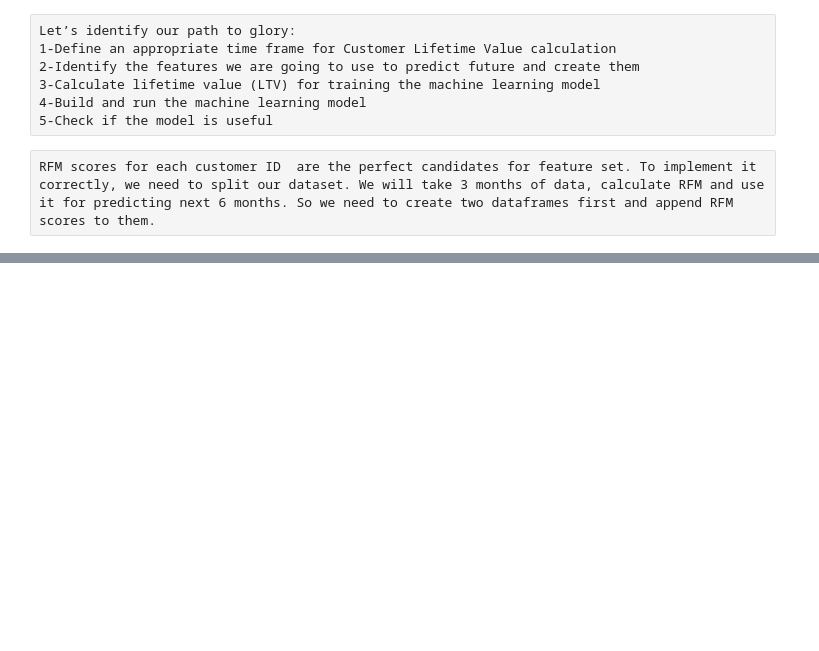
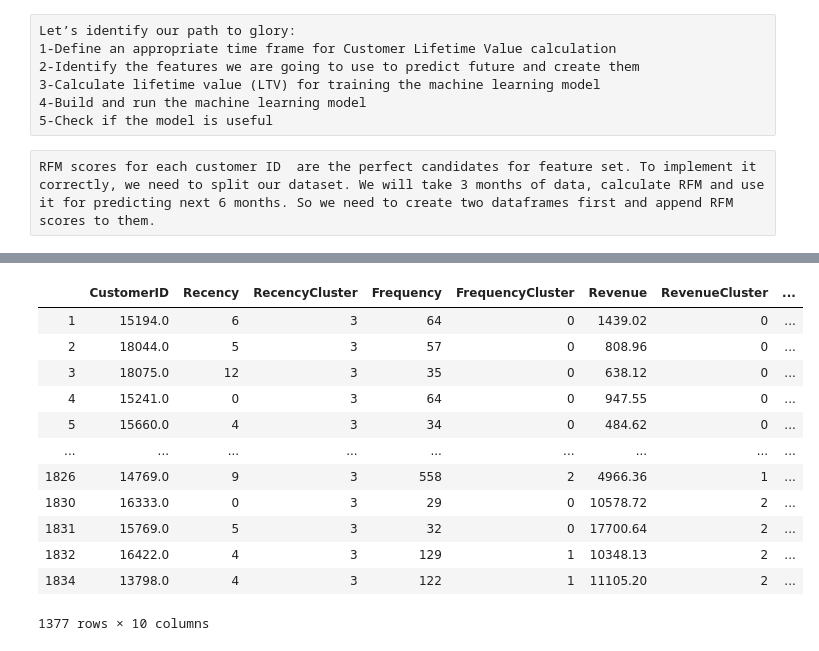
Before and after one commit to AbderrhmanAbdellatif/DataScience, a Jupyter notebook: Customer Lifetime Value.ipynb, the cells around one changed output, grey strips where cells are left out. Saved outputs shown, nothing was run; the diff lists cells and outputs as text; code cells hidden in the pictures; blank space fills up the shorter version.

```diff
--- a/Customer Lifetime Value.ipynb
+++ b/Customer Lifetime Value.ipynb
@@ -44,0 +172,5 @@ tx_uk = tx_data.query("Country=='United Kingdom'").reset_index(drop=True)
+# %%
+tx_user['OverallScore'] = tx_user['RecencyCluster'] + tx_user['FrequencyCluster'] + tx_user['RevenueCluster']
+tx_user['Segment'] = 'Low-Value'
+tx_user.loc[tx_user['OverallScore']>2,'Segment'] = 'Mid-Value'
+tx_user.loc[tx_user['OverallScore']>4,'Segment'] = 'High-Value'
@@ -44,0 +193,4 @@ tx_uk = tx_data.query("Country=='United Kingdom'").reset_index(drop=True)
+# %%
+tx_6m['Revenue'] = tx_6m['UnitPrice'] * tx_6m['Quantity']
+tx_user_6m = tx_6m.groupby('CustomerID')['Revenue'].sum().reset_index()
+tx_user_6m.columns = ['CustomerID','m6_Revenue']
@@ -44,0 +232,2 @@ tx_uk = tx_data.query("Country=='United Kingdom'").reset_index(drop=True)
+# %%
+tx_merge = pd.merge(tx_user, tx_user_6m, on='CustomerID', how='left')
@@ -44,0 +309,19 @@ tx_uk = tx_data.query("Country=='United Kingdom'").reset_index(drop=True)
+# %%
+#remove outliers
+tx_merge = tx_merge[tx_merge['m6_Revenue']<tx_merge['m6_Revenue'].quantile(0.99)]
+# %%
+tx_merge.h
+# %% [output]
+|  | CustomerID | Recency | RecencyCluster | Frequency | FrequencyCluster | Revenue | RevenueCluster | ... |
+| 1 | 15194.0 | 6 | 3 | 64 | 0 | 1439.02 | 0 | ... |
+| 2 | 18044.0 | 5 | 3 | 57 | 0 | 808.96 | 0 | ... |
+| 3 | 18075.0 | 12 | 3 | 35 | 0 | 638.12 | 0 | ... |
+| 4 | 15241.0 | 0 | 3 | 64 | 0 | 947.55 | 0 | ... |
+| 5 | 15660.0 | 4 | 3 | 34 | 0 | 484.62 | 0 | ... |
+| ... | ... | ... | ... | ... | ... | ... | ... | ... |
+| 1826 | 14769.0 | 9 | 3 | 558 | 2 | 4966.36 | 1 | ... |
+| 1830 | 16333.0 | 0 | 3 | 29 | 0 | 10578.72 | 2 | ... |
+| 1831 | 15769.0 | 5 | 3 | 32 | 0 | 17700.64 | 2 | ... |
+| 1832 | 16422.0 | 4 | 3 | 129 | 1 | 10348.13 | 2 | ... |
+| 1834 | 13798.0 | 4 | 3 | 122 | 1 | 11105.20 | 2 | ... |
+1377 rows × 10 columns
```
Also changed, not shown: parts of 32 cells of this notebook.
